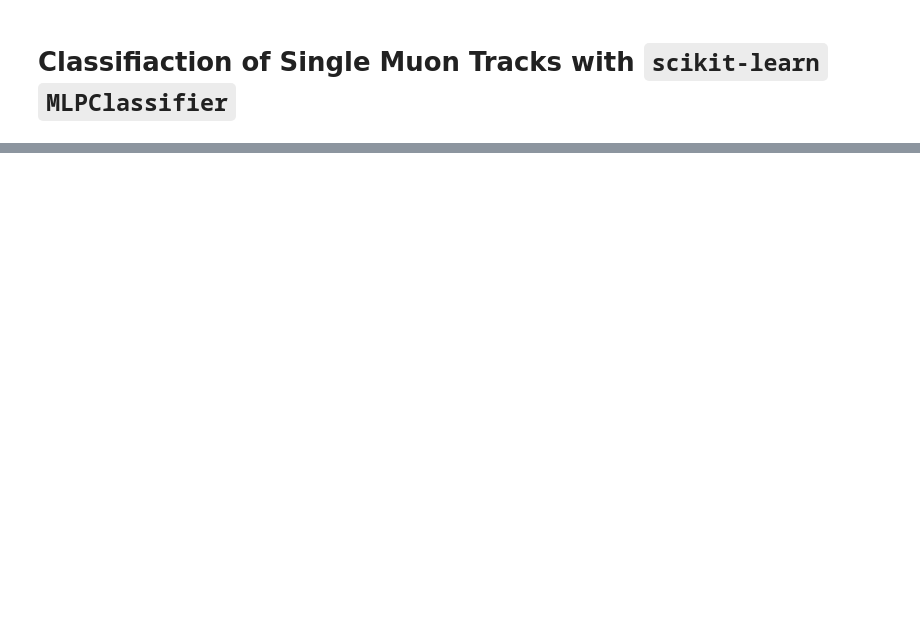
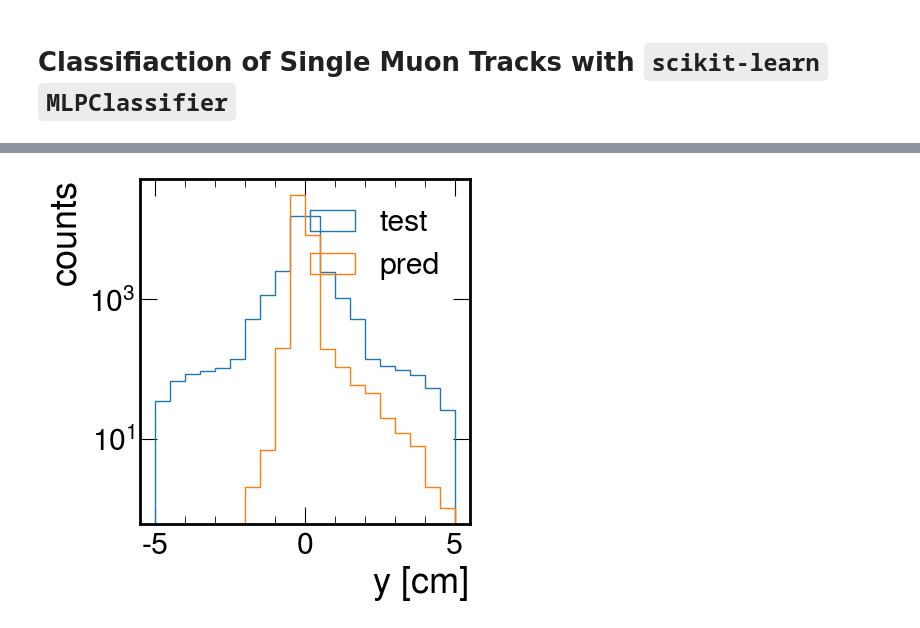
Before and after one commit to dinupa1/vertexML, a Jupyter notebook: sklearn-playground.ipynb, the cells around one changed output, grey strips where cells are left out. Cells and saved outputs as stored; diff of their text form; code cells hidden in the pictures; blank space fills up the shorter version.

```diff
--- a/sklearn-playground.ipynb
+++ b/sklearn-playground.ipynb
@@ -97,12 +112,16 @@ plt.show()
 # %%
 plt.figure(figsize=(5, 5))
 plt.hist(y_test[:, 1], histtype='step', label='test', bins=20, range=[-5., 5.])
 plt.hist(y_pos_pred[:, 1], histtype='step', label='pred', bins=20, range=[-5., 5.])
 plt.yscale('log')
 plt.xlabel('y [cm]')
 plt.ylabel('counts')
 plt.legend()
+plt.tight_layout()
+plt.savefig('imgs/cls-vty.png')
 plt.show()
+# %% [output]
+[figure, added]
 # %%
 plt.figure(figsize=(5, 5))
 plt.hist(y_test[:, 2], histtype='step', label='test', bins=50, range=[-800., 200.])
```
Also changed, not shown: parts of 8 cells of this notebook.
